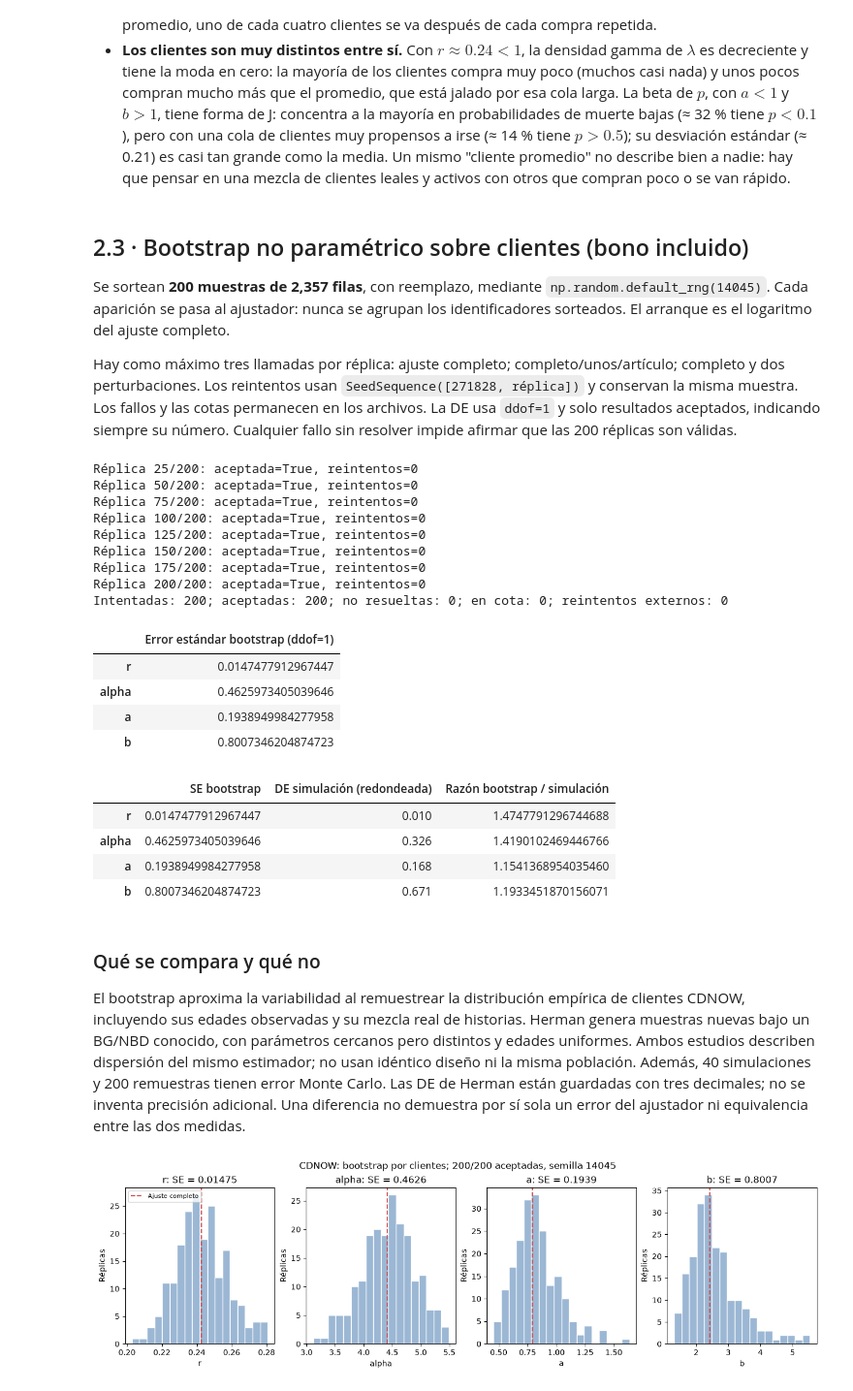
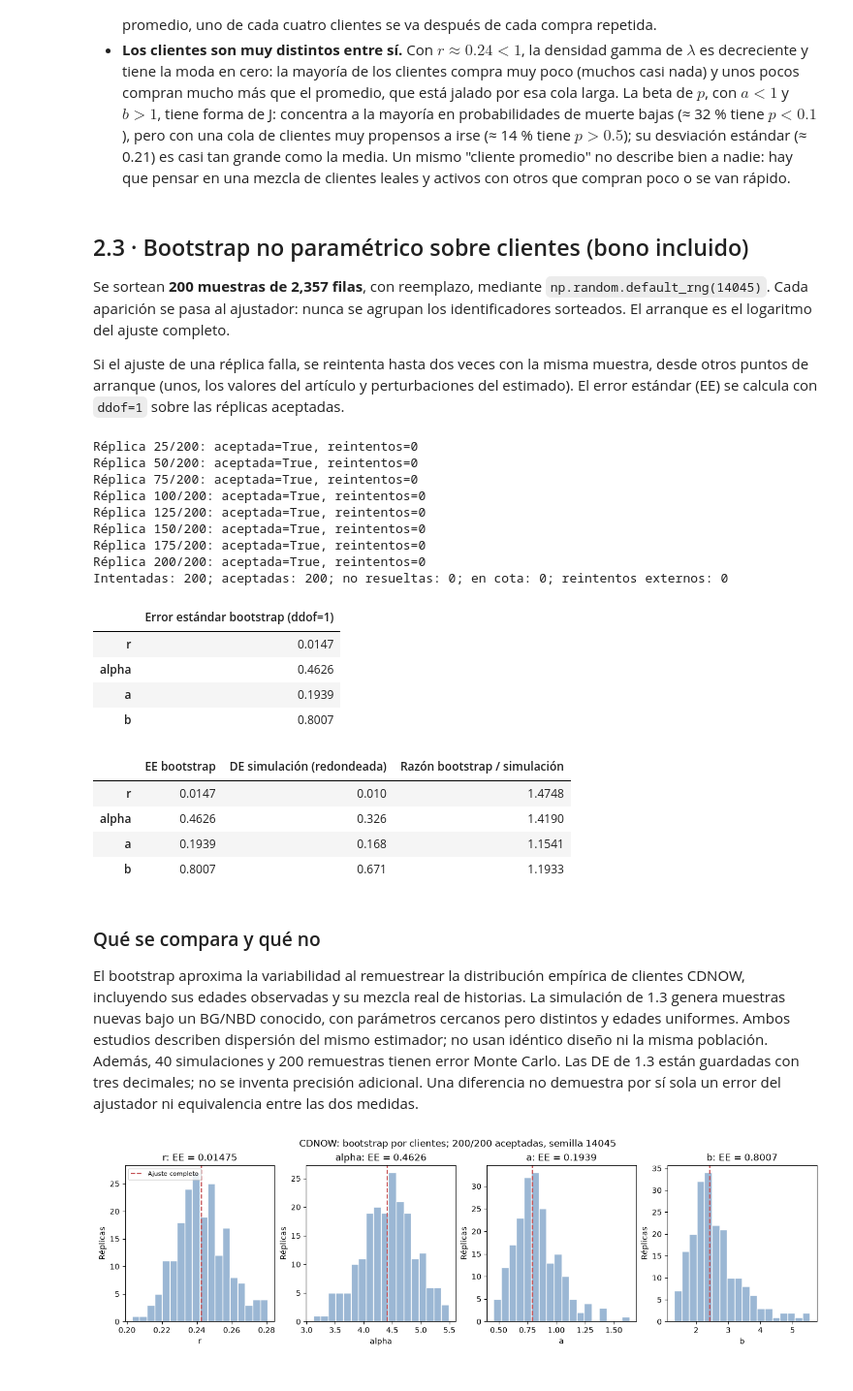
Before and after one commit to SSIsa14/contando-clientes-btyd, a Jupyter notebook: notebooks/02_ajuste_cdnow.ipynb, the cells around one changed output. Shown at 97% size. Drawn from its saved outputs; the diff is of its cells as text; code cells hidden in the pictures.

```diff
--- a/notebooks/02_ajuste_cdnow.ipynb
+++ b/notebooks/02_ajuste_cdnow.ipynb
@@ -37,7 +37,7 @@ SEMANAS_ANIO = 52
 RESULTADOS, FIGS = RAIZ / 'resultados', RAIZ / 'figs'
 RESULTADOS.mkdir(exist_ok=True)
 FIGS.mkdir(exist_ok=True)
-pd.set_option('display.precision', 16)
+pd.set_option('display.precision', 4)
 
 def sha256(ruta):
     return hashlib.sha256(Path(ruta).read_bytes()).hexdigest()
@@ -50,4 +50,3 @@ versiones = {p: metadata.version(p) for p in
              ['numpy', 'pandas', 'scipy', 'matplotlib', 'lifetimes', 'autograd',
               'nbformat', 'nbclient', 'ipykernel', 'openpyxl']}
 versiones['python'] = platform.python_version()
-display(pd.Series(versiones, name='Versión').to_frame())
@@ -196,7 +164,7 @@ Con los datos de calibración obtenemos $r = 0.2426$, $\alpha = 4.4136$, $a = 0.
 guardar_json('params_cdnow.json', params)
 proveniencia = {
     'productor': 'notebooks/02_ajuste_cdnow.ipynb', 'seccion': '2.1',
-    'naturaleza': 'ajuste manual validado; reemplaza semilla del artículo',
+    'naturaleza': 'ajuste manual validado',
     'parametros': params, 'll_sumada': ll_manual,
     'datos': {'ruta': 'data/CDNOW_sample.txt', 'sha256': sha256(ruta_datos)},
     'fin_calibracion': FIN_CALIB, 'inicio_holdout': '1997-10-01',
@@ -307,11 +275,7 @@ Se sortean **200 muestras de 2,357 filas**, con reemplazo, mediante
 `np.random.default_rng(14045)`. Cada aparición se pasa al ajustador: nunca se agrupan
 los identificadores sorteados. El arranque es el logaritmo del ajuste completo.
 
-Hay como máximo tres llamadas por réplica: ajuste completo; completo/unos/artículo;
-completo y dos perturbaciones. Los reintentos usan `SeedSequence([271828, réplica])`
-y conservan la misma muestra. Los fallos y las cotas permanecen en los archivos.
-La DE usa `ddof=1` y solo resultados aceptados, indicando siempre su número. Cualquier
-fallo sin resolver impide afirmar que las 200 réplicas son válidas.
+Si el ajuste de una réplica falla, se reintenta hasta dos veces con la misma muestra, desde otros puntos de arranque (unos, los valores del artículo y perturbaciones del estimado). El error estándar (EE) se calcula con `ddof=1` sobre las réplicas aceptadas.
 # %%
 def progreso(replica, total, fila):
     if replica % 25 == 0 or not fila['aceptada']:
@@ -349,12 +313,12 @@ Réplica 175/200: aceptada=True, reintentos=0
 Réplica 200/200: aceptada=True, reintentos=0
 Intentadas: 200; aceptadas: 200; no resueltas: 0; en cota: 0; reintentos externos: 0
 |  | Error estándar bootstrap (ddof=1) |
-| r | 0.0147477912967447 |
-| alpha | 0.4625973405039646 |
-| a | 0.1938949984277958 |
-| b | 0.8007346204874723 |
+| r | 0.0147 |
+| alpha | 0.4626 |
+| a | 0.1939 |
+| b | 0.8007 |
 # %%
-# Evidencia existente de Herman; no se vuelven a ejecutar los 80 ajustes.
+# DE de la simulación 1.3 (notebook 01); no se vuelven a ejecutar los 80 ajustes.
 ruta_sim = RAIZ / 'notebooks/01_modelo_y_simulacion.ipynb'
 nb_sim = nbformat.read(ruta_sim, as_version=4)
 celda_sim = next(c for c in nb_sim.cells if c.get('id') == 'f91acd6a')
@@ -365,48 +329,48 @@ patrones = [r'principal r\s+0\.25\s+0\.251\s+0\.010',
             r'(?m)^\s+b\s+2\.50\s+2\.491\s+0\.671']
 assert all(re.search(p, texto_sim) for p in patrones), 'Revisar fuente de DE simuladas'
 sd_sim = pd.Series({'r': .010, 'alpha': .326, 'a': .168, 'b': .671})
-tabla_se = pd.DataFrame({'SE bootstrap': se, 'DE simulación (redondeada)': sd_sim})
+tabla_se = pd.DataFrame({'EE bootstrap': se, 'DE simulación (redondeada)': sd_sim})
 tabla_se['Razón bootstrap / simulación'] = se / sd_sim
 display(tabla_se)
 
 resumen_boot = {
     'B': B, 'semilla_muestreo': SEMILLA, 'generador': 'numpy.default_rng / PCG64',
     'semilla_reintentos': SEMILLA_REINTENTOS, 'max_llamadas_por_replica': 3,
     'n_por_muestra': len(x), 'intentadas': B, 'aceptadas': aceptadas,
     'no_resueltas': no_resueltas, 'en_cota': int(boot.en_cota.sum()),
     'reintentos_externos_total': int(boot.reintentos.sum()),
     'reintentos_discrepancia_total': int(boot.reintentos_discrepancia.sum()),
     'ddof': 1, 'errores_estandar': {k: float(se[k]) for k in NOMBRES},
     'arranque_parametros': params, 'arranque_log': log_completo.tolist(),
     'datos_sha256': sha256(ruta_datos),
     'historias_sha256': hashlib.sha256(np.column_stack([x, tx, T]).astype('<f8').tobytes()).hexdigest(),
     'versiones': versiones, 'replicas_csv_sha256': sha256(RESULTADOS / 'bootstrap_cdnow.csv'),
     'simulacion_comparacion': {
         'fuente': 'notebooks/01_modelo_y_simulacion.ipynb', 'celda_id': 'f91acd6a',
         'fuente_sha256': sha256(ruta_sim), 'precision': 'DE guardadas redondeadas a 3 decimales',
         'DE': sd_sim.to_dict(), 'parametros': {'r': .25, 'alpha': 4, 'a': .8, 'b': 2.5},
         'n': 2357, 'replicas': 40, 'T': 'Uniforme(27,39) semanas'},
     'estado': 'completo' if no_resueltas == 0 else 'incompleto: fallos sin resolver',
 }
 guardar_json('bootstrap_cdnow_resumen.json', resumen_boot)
 assert aceptadas == B and no_resueltas == 0, 'Resultados guardados; resolver fallos antes de declarar completitud'
 assert np.isfinite(boot[list(NOMBRES) + ['ll']]).all().all()
 assert (boot[list(NOMBRES)] > 0).all().all()
 # %% [output]
-|  | SE bootstrap | DE simulación (redondeada) | Razón bootstrap / simulación |
-| r | 0.0147477912967447 | 0.010 | 1.4747791296744688 |
-| alpha | 0.4625973405039646 | 0.326 | 1.4190102469446766 |
-| a | 0.1938949984277958 | 0.168 | 1.1541368954035460 |
-| b | 0.8007346204874723 | 0.671 | 1.1933451870156071 |
+|  | EE bootstrap | DE simulación (redondeada) | Razón bootstrap / simulación |
+| r | 0.0147 | 0.010 | 1.4748 |
+| alpha | 0.4626 | 0.326 | 1.4190 |
+| a | 0.1939 | 0.168 | 1.1541 |
+| b | 0.8007 | 0.671 | 1.1933 |
 # %% [markdown]
 ### Qué se compara y qué no
 
 El bootstrap aproxima la variabilidad al remuestrear la distribución empírica de
 clientes CDNOW, incluyendo sus edades observadas y su mezcla real de historias.
-Herman genera muestras nuevas bajo un BG/NBD conocido, con parámetros cercanos
+La simulación de 1.3 genera muestras nuevas bajo un BG/NBD conocido, con parámetros cercanos
 pero distintos y edades uniformes. Ambos estudios describen dispersión del mismo
 estimador; no usan idéntico diseño ni la misma población. Además, 40 simulaciones y
-200 remuestras tienen error Monte Carlo. Las DE de Herman están guardadas con tres
+200 remuestras tienen error Monte Carlo. Las DE de 1.3 están guardadas con tres
 decimales; no se inventa precisión adicional. Una diferencia no demuestra por sí sola
 un error del ajustador ni equivalencia entre las dos medidas.
 # %%
```
Also changed, not shown: parts of 9 cells of this notebook, 16 other files.
